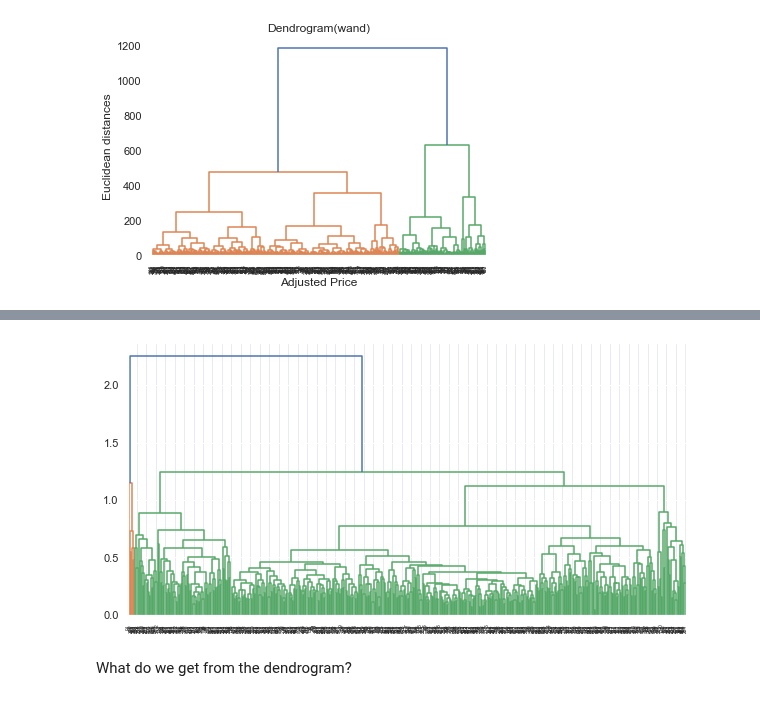
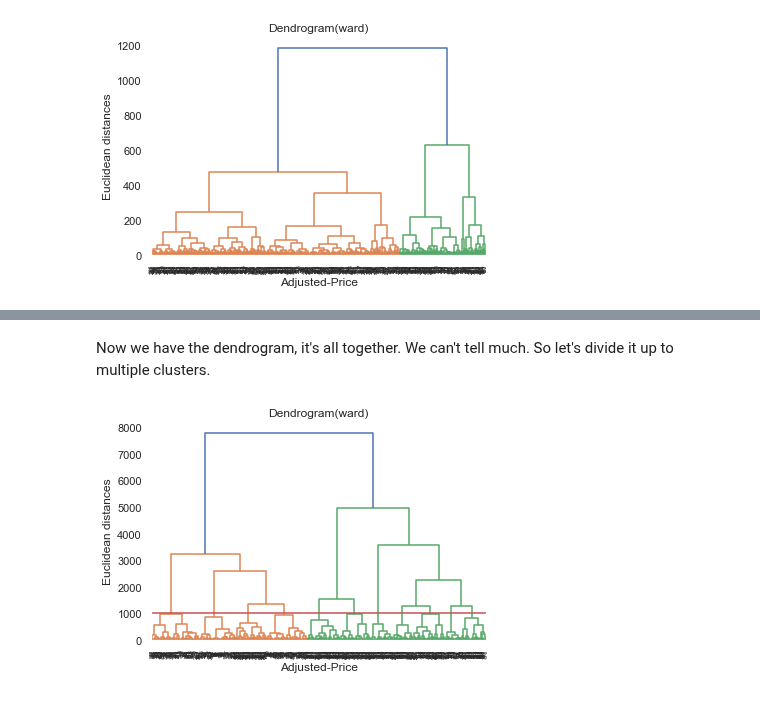
Before and after one commit to ktongk/BTT-JPMC-1, a Jupyter notebook: scrape_data_nora.ipynb, the cells around one changed output, grey strips where cells are left out. Cells and saved outputs as stored; diff of their text form; code cells hidden in the pictures.

Commit message:
what to do next after cluster

```diff
--- a/scrape_data_nora.ipynb
+++ b/scrape_data_nora.ipynb
@@ -917,24 +878,20 @@ print(correlation_matrix)
-# %%
-# dendrogram wih the original correlation matrix
-
-# THE FOLLOWING GRAPH IS NOT QUITE LOGICAL
-from scipy.cluster import hierarchy
-import matplotlib.pyplot as plt
-
-# Perform hierarchical clustering
-Z = hierarchy.linkage(correlation_matrix, method='average', metric='euclidean')
-
-# Set the color threshold
-threshold = 0.95 * max(Z[:, 2])
-plt.figure(figsize=(10, 5))
-
-# Create a dendrogram with color threshold
-dn = hierarchy.dendrogram(Z, color_threshold=threshold)
-
-# Add labels to the leaves
-hierarchy.set_link_color_palette(None)  # Reset to default colors
-plt.show()
-# %% [output]
-[figure, removed]
-# %% [markdown]
-What do we get from the dendrogram?
+# %% [markdown]
+Now we have the dendrogram, it's all together. We can't tell much. So let's divide it up to multiple clusters.
+# %%
+import numpy as np
+import pandas as pd
+from scipy.cluster.hierarchy import linkage, dendrogram, fcluster
+
+distances = linkage(price_corr, metric='euclidean')
+
+# Should I add a threshold here? (with distace_threshold parameter)
+clusters = linkage(distances, 'ward')
+
+dendrogram(clusters)
+plt.axhline(y = 1000, color = 'r', linestyle = '-')
+plt.title('Dendrogram(ward)')
+plt.xlabel('Adjusted-Price')
+plt.ylabel('Euclidean distances')
+plt.show()
+# %% [output]
+[figure, added]
```
Also changed, not shown: parts of 10 cells of this notebook.
